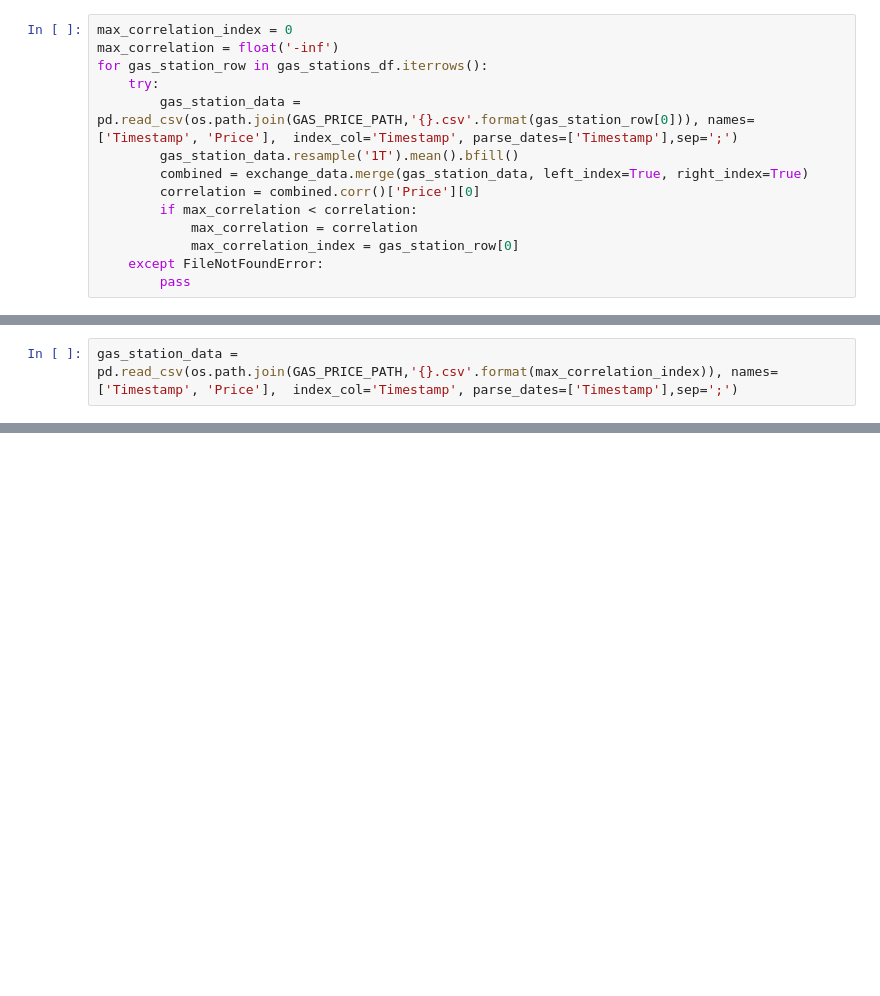
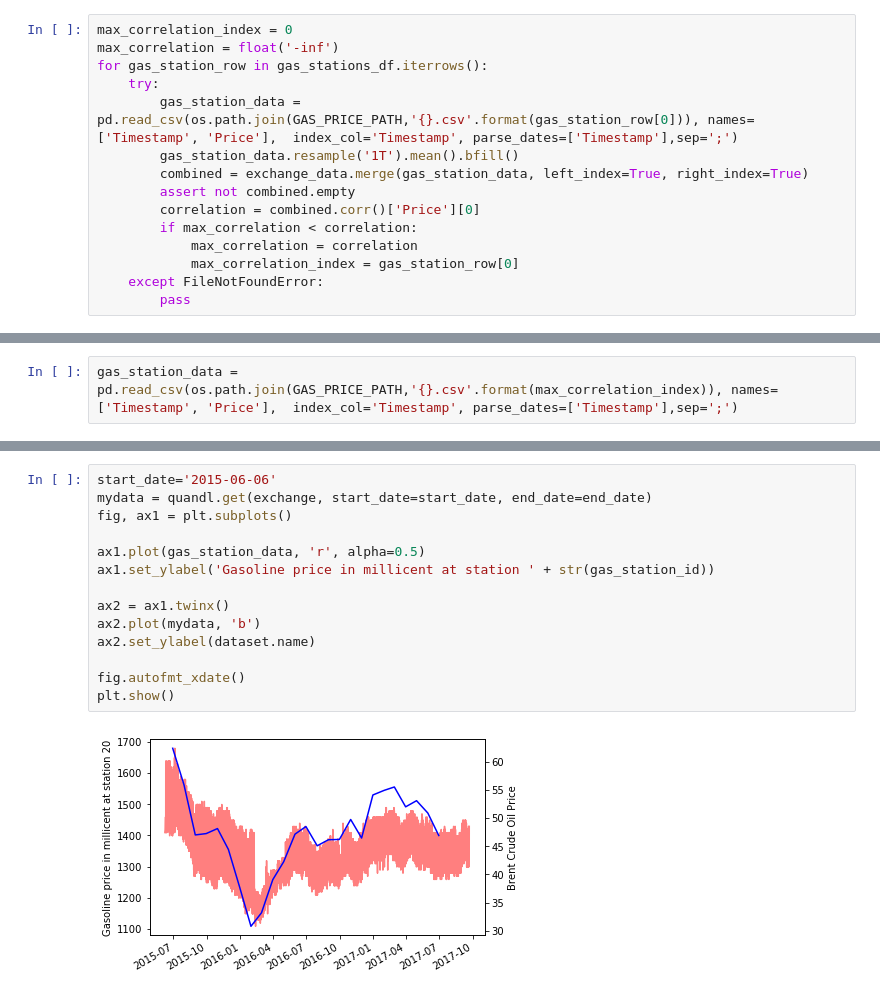
Before and after one commit to WGierke/informatiCup2018, a Jupyter notebook: notebooks/1.0-sb-highest-corrcoef-oil-gas_price.ipynb, the cells around one changed output, grey strips where cells are left out. Cells and saved outputs as stored; diff of their text form; blank space fills up the shorter version.

```diff
--- a/notebooks/1.0-sb-highest-corrcoef-oil-gas_price.ipynb
+++ b/notebooks/1.0-sb-highest-corrcoef-oil-gas_price.ipynb
@@ -30,6 +30,7 @@ for gas_station_row in gas_stations_df.iterrows():
         gas_station_data = pd.read_csv(os.path.join(GAS_PRICE_PATH,'{}.csv'.format(gas_station_row[0])), names=['Timestamp', 'Price'],  index_col='Timestamp', parse_dates=['Timestamp'],sep=';')
         gas_station_data.resample('1T').mean().bfill()
         combined = exchange_data.merge(gas_station_data, left_index=True, right_index=True)
+        assert not combined.empty
         correlation = combined.corr()['Price'][0]
         if max_correlation < correlation:
             max_correlation = correlation
@@ -56,0 +72,16 @@ plt.show()
+# %%
+start_date='2015-06-06'
+mydata = quandl.get(exchange, start_date=start_date, end_date=end_date)
+fig, ax1 = plt.subplots()
+
+ax1.plot(gas_station_data, 'r', alpha=0.5)
+ax1.set_ylabel('Gasoline price in millicent at station ' + str(gas_station_id))
+
+ax2 = ax1.twinx()
+ax2.plot(mydata, 'b')
+ax2.set_ylabel(dataset.name)
+
+fig.autofmt_xdate()
+plt.show()
+# %% [output]
+[figure, added]
```
Also changed, not shown: parts of 4 cells of this notebook, 3 other files.
